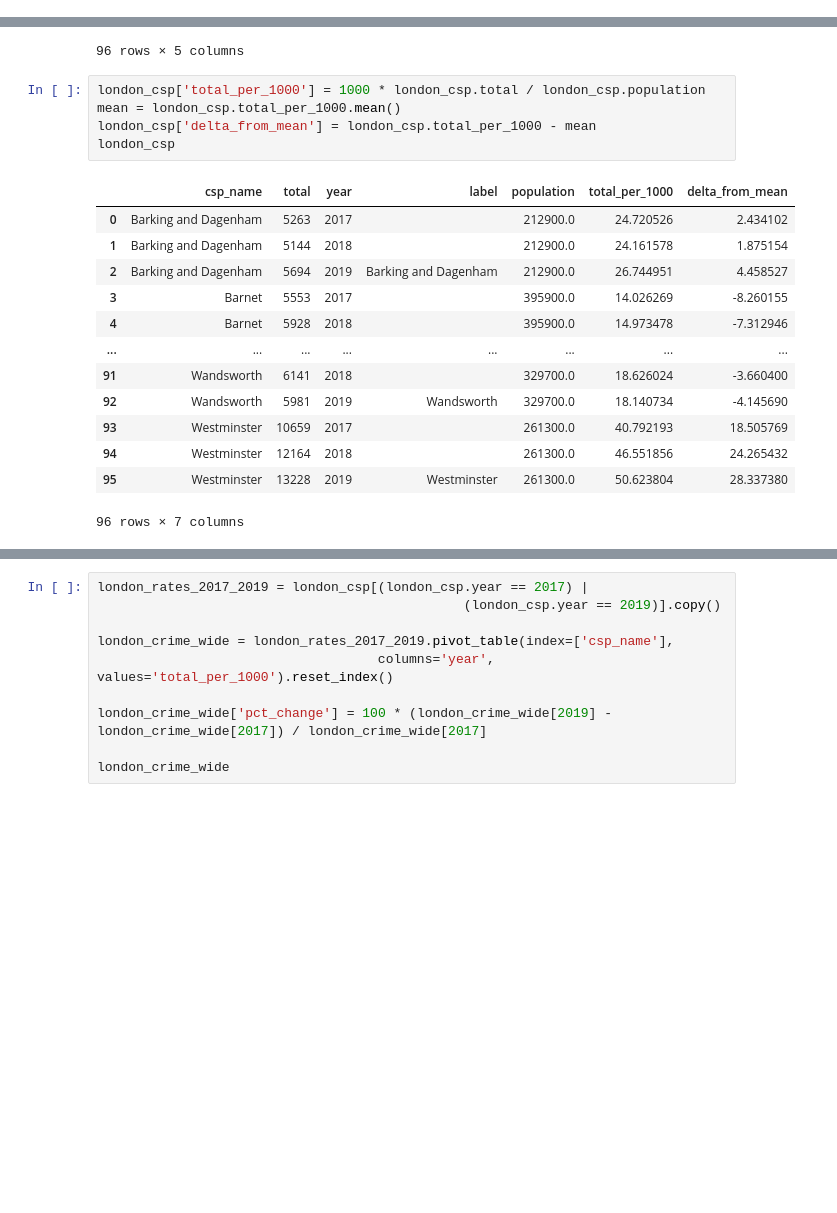
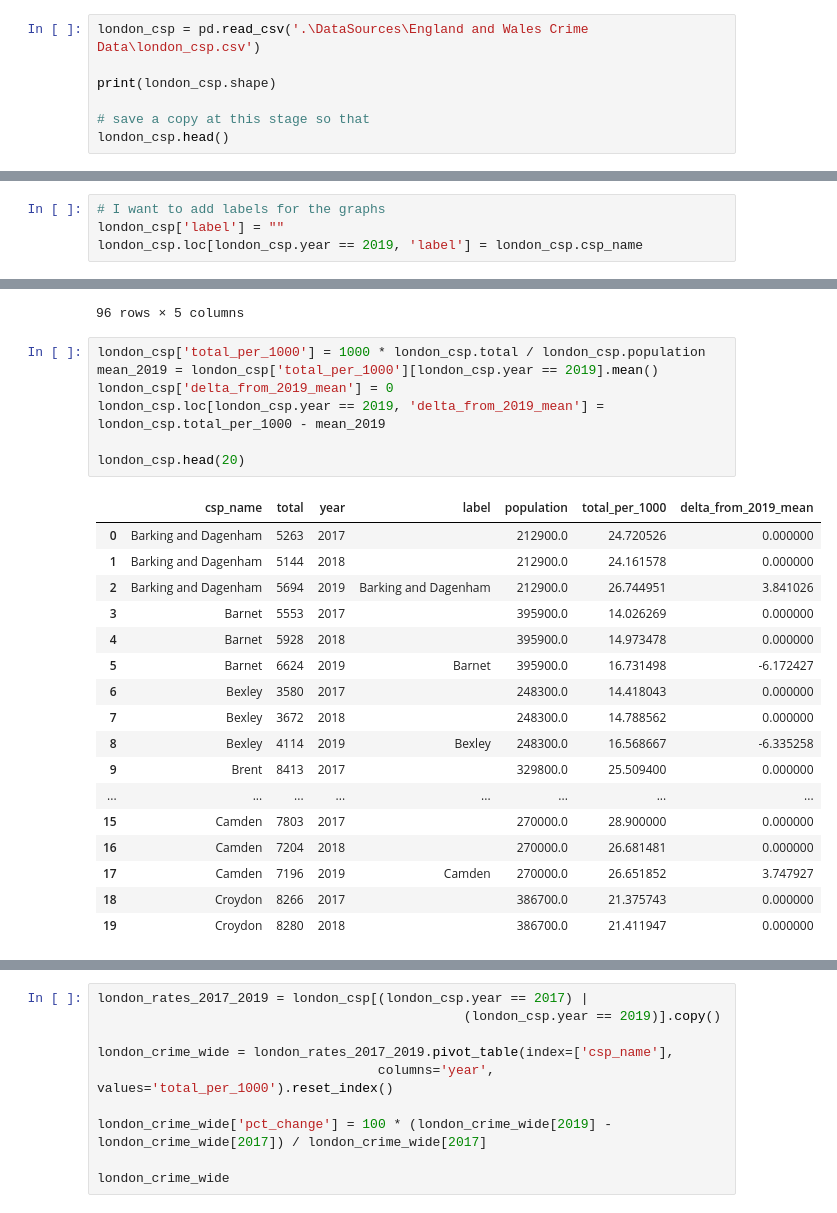
Before and after one commit to PhilMoura/Dissertation, a Jupyter notebook: Crime Context v2.ipynb, the cells around one changed output, grey strips where cells are left out. Cells and saved outputs as stored; diff of their text form; blank space fills up the shorter version.

```diff
--- a/Crime Context v2.ipynb
+++ b/Crime Context v2.ipynb
@@ -686,0 +673,7 @@ london_csp.head()
+# %%
+london_csp = pd.read_csv('.\DataSources\England and Wales Crime Data\london_csp.csv')
+
+print(london_csp.shape)
+
+# save a copy at this stage so that
+london_csp.head()
@@ -687,3 +688,7 @@ london_csp.head()
+# %%
+# I want to add labels for the graphs
+london_csp['label'] = ""
+london_csp.loc[london_csp.year == 2019, 'label'] = london_csp.csp_name
 # %% [markdown]
 ### Get population numbers per Community Safety Partnership
 Use ONS crime data to get population by CSP as at mid 2019
@@ -755,23 +760,29 @@ london_csp
 96 rows × 5 columns
 # %%
 london_csp['total_per_1000'] = 1000 * london_csp.total / london_csp.population
-mean = london_csp.total_per_1000.mean()
-london_csp['delta_from_mean'] = london_csp.total_per_1000 - mean
-london_csp
+mean_2019 = london_csp['total_per_1000'][london_csp.year == 2019].mean()
+london_csp['delta_from_2019_mean'] = 0
+london_csp.loc[london_csp.year == 2019, 'delta_from_2019_mean'] = london_csp.total_per_1000 - mean_2019
+
+london_csp.head(20)
 # %% [output]
-|  | csp_name | total | year | label | population | total_per_1000 | delta_from_mean |
-| 0 | Barking and Dagenham | 5263 | 2017 |  | 212900.0 | 24.720526 | 2.434102 |
-| 1 | Barking and Dagenham | 5144 | 2018 |  | 212900.0 | 24.161578 | 1.875154 |
-| 2 | Barking and Dagenham | 5694 | 2019 | Barking and Dagenham | 212900.0 | 26.744951 | 4.458527 |
-| 3 | Barnet | 5553 | 2017 |  | 395900.0 | 14.026269 | -8.260155 |
-| 4 | Barnet | 5928 | 2018 |  | 395900.0 | 14.973478 | -7.312946 |
+|  | csp_name | total | year | label | population | total_per_1000 | delta_from_2019_mean |
+| 0 | Barking and Dagenham | 5263 | 2017 |  | 212900.0 | 24.720526 | 0.000000 |
+| 1 | Barking and Dagenham | 5144 | 2018 |  | 212900.0 | 24.161578 | 0.000000 |
+| 2 | Barking and Dagenham | 5694 | 2019 | Barking and Dagenham | 212900.0 | 26.744951 | 3.841026 |
+| 3 | Barnet | 5553 | 2017 |  | 395900.0 | 14.026269 | 0.000000 |
+| 4 | Barnet | 5928 | 2018 |  | 395900.0 | 14.973478 | 0.000000 |
+| 5 | Barnet | 6624 | 2019 | Barnet | 395900.0 | 16.731498 | -6.172427 |
+| 6 | Bexley | 3580 | 2017 |  | 248300.0 | 14.418043 | 0.000000 |
+| 7 | Bexley | 3672 | 2018 |  | 248300.0 | 14.788562 | 0.000000 |
+| 8 | Bexley | 4114 | 2019 | Bexley | 248300.0 | 16.568667 | -6.335258 |
+| 9 | Brent | 8413 | 2017 |  | 329800.0 | 25.509400 | 0.000000 |
 | ... | ... | ... | ... | ... | ... | ... | ... |
-| 91 | Wandsworth | 6141 | 2018 |  | 329700.0 | 18.626024 | -3.660400 |
-| 92 | Wandsworth | 5981 | 2019 | Wandsworth | 329700.0 | 18.140734 | -4.145690 |
-| 93 | Westminster | 10659 | 2017 |  | 261300.0 | 40.792193 | 18.505769 |
-| 94 | Westminster | 12164 | 2018 |  | 261300.0 | 46.551856 | 24.265432 |
-| 95 | Westminster | 13228 | 2019 | Westminster | 261300.0 | 50.623804 | 28.337380 |
+| 15 | Camden | 7803 | 2017 |  | 270000.0 | 28.900000 | 0.000000 |
+| 16 | Camden | 7204 | 2018 |  | 270000.0 | 26.681481 | 0.000000 |
+| 17 | Camden | 7196 | 2019 | Camden | 270000.0 | 26.651852 | 3.747927 |
+| 18 | Croydon | 8266 | 2017 |  | 386700.0 | 21.375743 | 0.000000 |
+| 19 | Croydon | 8280 | 2018 |  | 386700.0 | 21.411947 | 0.000000 |
-96 rows × 7 columns
 # %%
 line = alt.Chart(london_csp, title='Knife crimes/1000, by Community Safety Partnership: 2017 to 2019').mark_line().encode(
     x=alt.X('year:O', axis=alt.Axis(title=None, ticks=False, labelAngle=0)),
```
Also changed, not shown: parts of 25 cells of this notebook.
